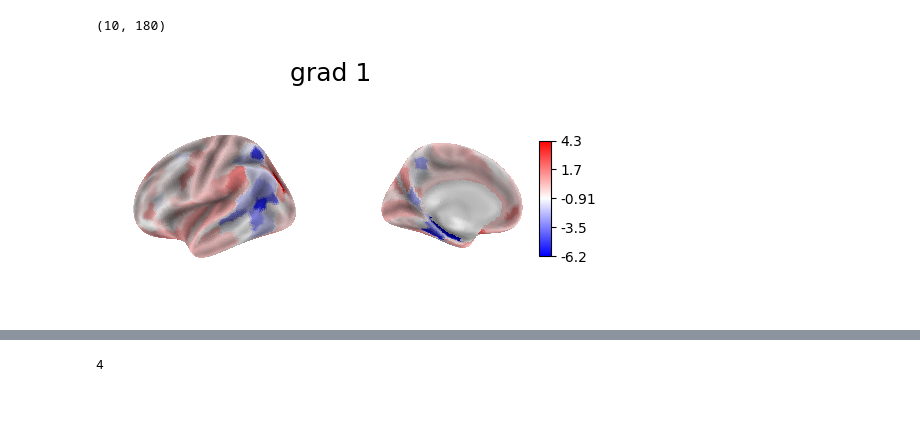
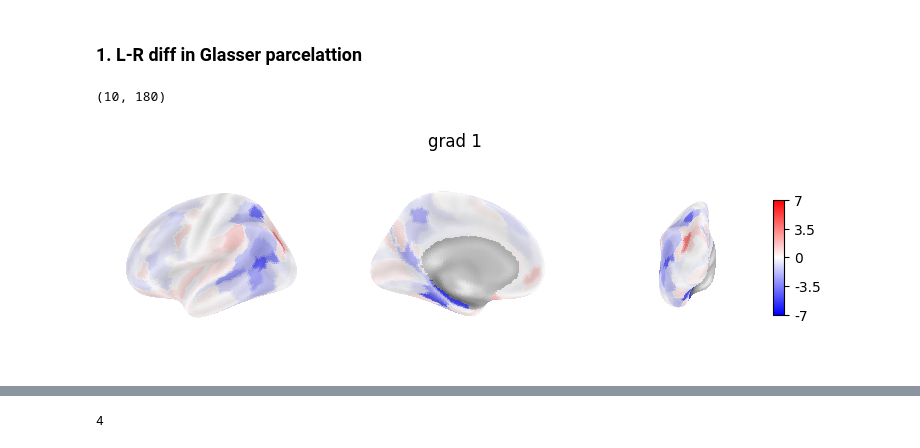
Before and after one commit to mrenke/numrisk, a Jupyter notebook: numrisk/fmri_analysis/gradients/asym_gradients_01.ipynb, the cells around one changed output, grey strips where cells are left out. Cells and saved outputs as stored; diff of their text form; code cells hidden in the pictures; blank space fills up the shorter version.

Commit message:
asym_grad & networkDisper update

```diff
--- a/numrisk/fmri_analysis/gradients/asym_gradients_01.ipynb
+++ b/numrisk/fmri_analysis/gradients/asym_gradients_01.ipynb
@@ -8,6 +14,8 @@ import pandas as pd
 
 bids_folder = '/mnt_03/ds-dnumrisk'
 target_dir = op.join(bids_folder,'derivatives','gradients')
+# %% [markdown]
+### 1. L-R diff in Glasser parcelattion
 # %%
 #from utils import get_glasser_parcels
 from brainspace.utils.parcellation import map_to_labels
@@ -57,13 +46,21 @@ grad_map = grad_dif[i]
 # %%
+i = 0
+grad_map = grad_dif[i]
+
 cmap = 'bwr'
-figure, axes = plt.subplots(nrows=1, ncols=2, subplot_kw=dict(projection='3d'),figsize=(6,3))
+vmin=-7
+vmax=7
+figure, axes = plt.subplots(nrows=1, ncols=3, subplot_kw=dict(projection='3d'),figsize=(9,3))
 
 nplt.plot_surf(surf_mesh= fsaverage.infl_left, surf_map= grad_map, # infl_right # pial_right
-            view= 'lateral',cmap=cmap, colorbar=False, title=f'grad {i+1}',
+            view= 'lateral',cmap=cmap, colorbar=False, vmin=vmin,vmax=vmax,
             bg_map=fsaverage.sulc_left, bg_on_data=True,darkness=0.7, axes=axes[0])
 nplt.plot_surf(surf_mesh= fsaverage.infl_left, surf_map= grad_map, # infl_right # pial_right
-            view= 'medial',cmap=cmap, colorbar=True, title=f'grad {i+1}',
+            view= 'medial',cmap=cmap, colorbar=False, title=f'grad {i+1}',vmin=vmin,vmax=vmax,
             bg_map=fsaverage.sulc_left, bg_on_data=True,darkness=0.7, axes=axes[1])
+nplt.plot_surf(surf_mesh= fsaverage.infl_left, surf_map= grad_map, # infl_right # pial_right
+            view= 'posterior',cmap=cmap, colorbar=True,vmin=vmin,vmax=vmax,
+            bg_map=fsaverage.sulc_left, bg_on_data=True,darkness=0.7, axes=axes[2])
 plt.show()
 # %% [output]
-[figure, old version]
+[figure, new version]
```
Also changed, not shown: parts of 6 cells of this notebook, 1 other file.
